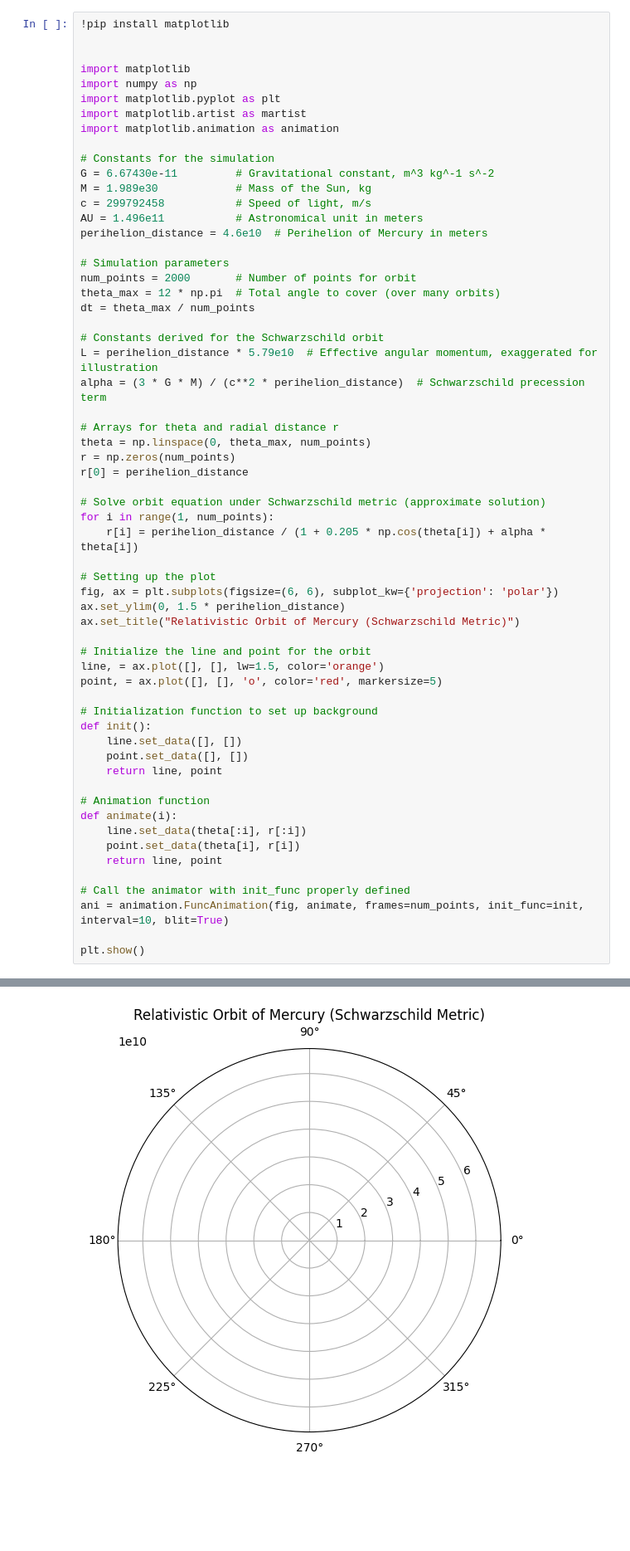
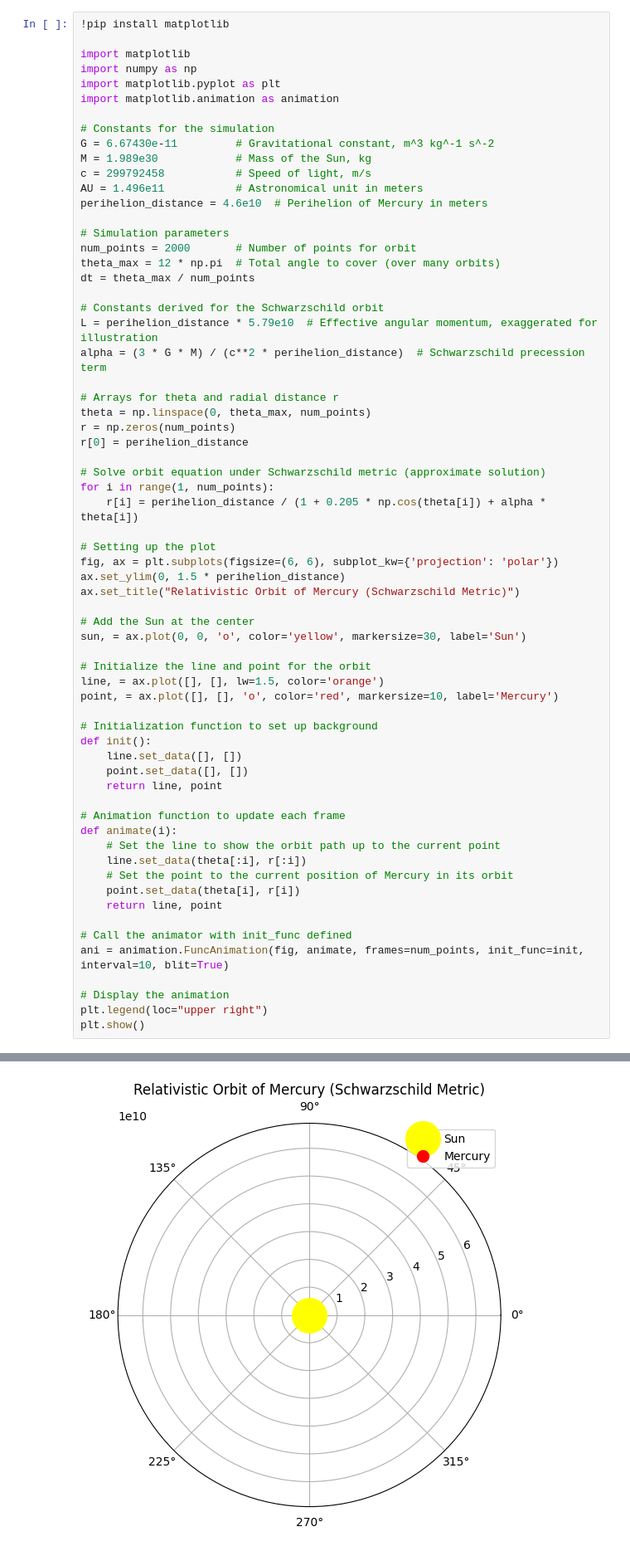
Before and after one commit to Alan-Cheong/IEEE_QW_2020, a Jupyter notebook: Mercury_Orbit.ipynb, the cells around one changed output, grey strips where cells are left out. Shown at 83% size. Cells and saved outputs as stored; diff of their text form; blank space fills up the shorter version.

```diff
--- a/Mercury_Orbit.ipynb
+++ b/Mercury_Orbit.ipynb
@@ -2,12 +2,10 @@
 <a href="https://colab.research.google.com/github/Alan-Cheong/IEEE_QW_2020/blob/master/Mercury_Orbit.ipynb" target="_parent"><img src="https://colab.research.google.com/assets/colab-badge.svg" alt="Open In Colab"/></a>
 # %%
 !pip install matplotlib
-
 
 import matplotlib
 import numpy as np
 import matplotlib.pyplot as plt
-import matplotlib.artist as martist
 import matplotlib.animation as animation
 
 # Constants for the simulation
@@ -40,36 +38,43 @@ fig, ax = plt.subplots(figsize=(6, 6), subplot_kw={'projection': 'polar'})
 ax.set_ylim(0, 1.5 * perihelion_distance)
 ax.set_title("Relativistic Orbit of Mercury (Schwarzschild Metric)")
 
+# Add the Sun at the center
+sun, = ax.plot(0, 0, 'o', color='yellow', markersize=30, label='Sun')
+
 # Initialize the line and point for the orbit
 line, = ax.plot([], [], lw=1.5, color='orange')
-point, = ax.plot([], [], 'o', color='red', markersize=5)
+point, = ax.plot([], [], 'o', color='red', markersize=10, label='Mercury')
 
 # Initialization function to set up background
 def init():
     line.set_data([], [])
     point.set_data([], [])
     return line, point
 
-# Animation function
+# Animation function to update each frame
 def animate(i):
+    # Set the line to show the orbit path up to the current point
     line.set_data(theta[:i], r[:i])
+    # Set the point to the current position of Mercury in its orbit
     point.set_data(theta[i], r[i])
     return line, point
 
-# Call the animator with init_func properly defined
+# Call the animator with init_func defined
 ani = animation.FuncAnimation(fig, animate, frames=num_points, init_func=init, interval=10, blit=True)
 
+# Display the animation
+plt.legend(loc="upper right")
 plt.show()
 # %% [output]
 Requirement already satisfied: matplotlib in /usr/local/lib/python3.10/dist-packages (3.8.0)
 Requirement already satisfied: contourpy>=1.0.1 in /usr/local/lib/python3.10/dist-packages (from matplotlib) (1.3.0)
 Requirement already satisfied: cycler>=0.10 in /usr/local/lib/python3.10/dist-packages (from matplotlib) (0.12.1)
 Requirement already satisfied: fonttools>=4.22.0 in /usr/local/lib/python3.10/dist-packages (from matplotlib) (4.54.1)
 Requirement already satisfied: kiwisolver>=1.0.1 in /usr/local/lib/python3.10/dist-packages (from matplotlib) (1.4.7)
 Requirement already satisfied: numpy<2,>=1.21 in /usr/local/lib/python3.10/dist-packages (from matplotlib) (1.26.4)
 Requirement already satisfied: packaging>=20.0 in /usr/local/lib/python3.10/dist-packages (from matplotlib) (24.1)
 Requirement already satisfied: pillow>=6.2.0 in /usr/local/lib/python3.10/dist-packages (from matplotlib) (10.4.0)
 Requirement already satisfied: pyparsing>=2.3.1 in /usr/local/lib/python3.10/dist-packages (from matplotlib) (3.2.0)
 Requirement already satisfied: python-dateutil>=2.7 in /usr/local/lib/python3.10/dist-packages (from matplotlib) (2.8.2)
 Requirement already satisfied: six>=1.5 in /usr/local/lib/python3.10/dist-packages (from python-dateutil>=2.7->matplotlib) (1.16.0)
-[figure, old version]
+[figure, new version]
```
Also changed, not shown: parts of 1 cell of this notebook.
